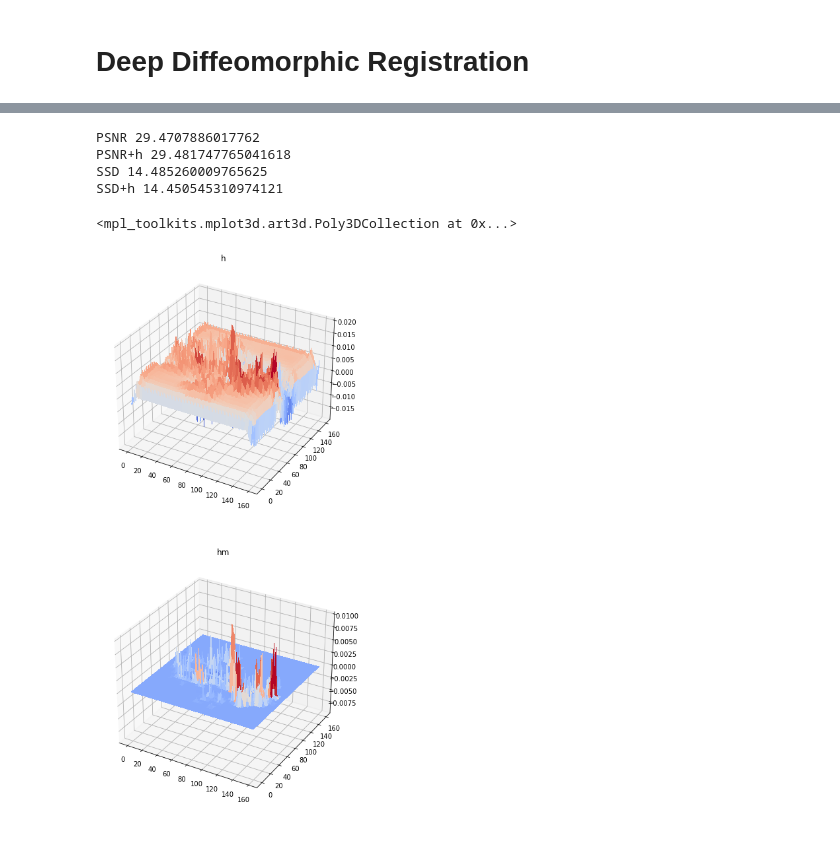
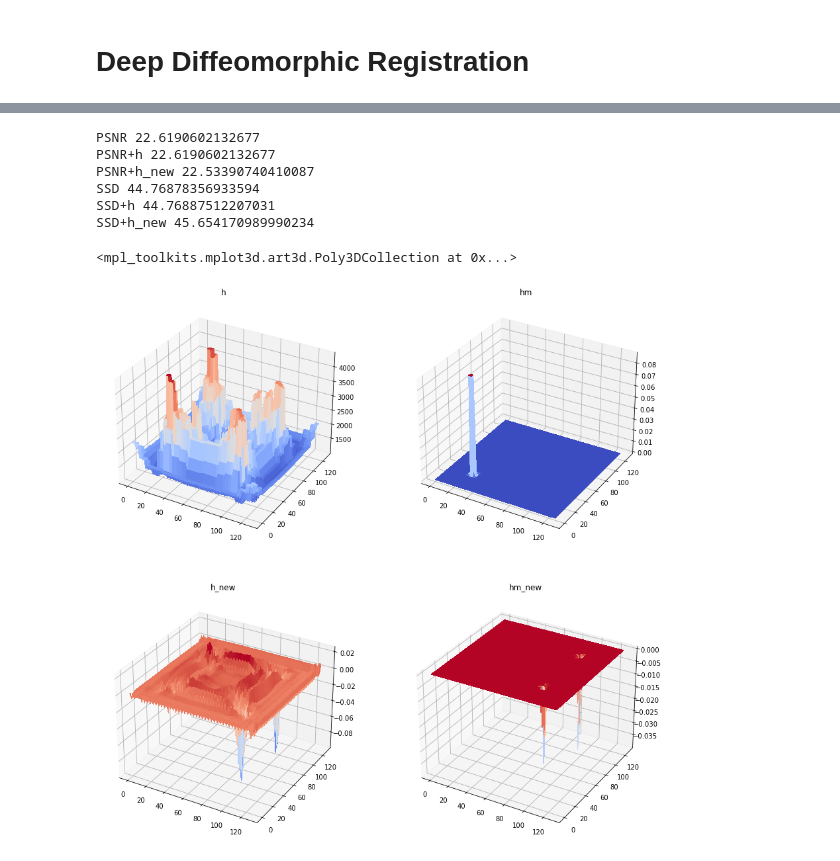
Before and after one commit to SaJoke/Image-Registraion, a Jupyter notebook: Deep Diffeomorphic Registration.ipynb, the cells around one changed output, grey strips where cells are left out. Drawn from its saved outputs; the diff is of its cells as text; code cells hidden in the pictures.

Commit message:
compare models

```diff
--- a/Deep Diffeomorphic Registration.ipynb
+++ b/Deep Diffeomorphic Registration.ipynb
@@ -228,32 +245,45 @@ def diff_dem(ref_img,temp_img,Imax=1000,rel_ssd_eps=5e-2,rel_diff_eps=1e-3,displ
 # %% [markdown]
 # Deep Diffeomorphic Registration
 # %%
-epochs_num = 10
+update_h = 50
 optimizer = tf.keras.optimizers.SGD(learning_rate=1e-5)
 # %%
 heatmap_model.set_weights(Wsave) #reinitailize all weights
-warped_img, T = diff_dem(ref_img,temp_img,500)
-r = 100 #iteration of diff demons
+heatmap_model_new.set_weights(Wsave_new) #reinitailize all weights
+warped_img, T = diff_dem(ref_img,temp_img,1000)
+warped_img_new = warped_img
+T_new = T
 warped_img0 = warped_img
 T0 = T
 SSDs = []
-for j in range(10):
+update_T = 100
+swicth_h_n_T = 20
+for j in range(swicth_h_n_T):
     loss_value_old = 100
-    for epoch in range(epochs_num):
+    for epoch in range(update_h):
         with tf.GradientTape() as tape:
             input_img = tf.expand_dims(tf.tile(tf.expand_dims(ref_img,-1),(1,1,3)),0)
             h = tf.squeeze(heatmap_model(input_img))
-            h = h/tf.sqrt(tf.reduce_sum(h**2))
-            hm = hm_fn(h)
+            #h = h/tf.sqrt(tf.reduce_sum(h**2))
+            hm = hm_fn(h,dc_eps=1)
             loss_value = tf.reduce_sum((ref_img+hm-warped_img)**2)/2
+        with tf.GradientTape() as tape_new:
+            input_img_new = tf.expand_dims(tf.tile(tf.expand_dims(ref_img,-1),(1,1,3)),0)
+            h_new = tf.squeeze(heatmap_model_new(input_img_new))
+            h_new = h_new/tf.sqrt(tf.reduce_sum(h_new**2))
+            hm_new = hm_fn(h_new,dc_eps=1)
+            loss_value_new = tf.reduce_sum((ref_img+hm_new-warped_img_new)**2)/2
         grads = tape.gradient(loss_value, heatmap_model.trainable_weights)
         optimizer.apply_gradients(zip(grads, heatmap_model.trainable_weights))
-    SSDs.append([float(loss_value),float(tf.reduce_sum((ref_img-warped_img)**2)/2),float(tf.reduce_sum((ref_img-warped_img0)**2)/2)])
+        grads_new = tape_new.gradient(loss_value_new, heatmap_model_new.trainable_weights)
+        optimizer.apply_gradients(zip(grads_new, heatmap_model_new.trainable_weights))
+    SSDs.append([float(loss_value),float(tf.reduce_sum((ref_img-warped_img)**2)/2),float(tf.reduce_sum((ref_img-warped_img_new)**2)/2),float(tf.reduce_sum((ref_img-warped_img0)**2)/2)])
     print(j)
     #print('Cu',float(loss_value))
     #print('C',float(tf.reduce_sum((ref_img-warped_img)**2)/2),'\n')
-    warped_img0, T0 = diff_dem(ref_img,temp_img,r,displacement_field=T0)
-    warped_img, T = diff_dem(ref_img+hm,temp_img,r,displacement_field=T)
+    warped_img0, T0 = diff_dem(ref_img,temp_img,update_T,displacement_field=T0)
+    warped_img, T = diff_dem(ref_img+hm,temp_img,update_T,displacement_field=T)
+    warped_img_new, T_new = diff_dem(ref_img+hm_new,temp_img,update_T,displacement_field=T_new)
     if float(tf.reduce_sum((ref_img-warped_img)**2)/2)/float(tf.reduce_sum((ref_img)**2)/2)<1e-3:
         break
 SSDs = np.transpose(np.array(SSDs))
@@ -290,25 +319,35 @@ tf.reduce_sum((ref_img+hm-warped_img)**2)/2
 # %%
 print('PSNR',cv2.PSNR(np.uint8(ref_img*255),np.uint8(warped_img0*255),255))
 print('PSNR+h',cv2.PSNR(np.uint8(ref_img*255),np.uint8(warped_img*255),255))
+print('PSNR+h_new',cv2.PSNR(np.uint8(ref_img*255),np.uint8(warped_img_new*255),255))
 print('SSD',float(tf.reduce_sum((ref_img-warped_img0)**2)/2))
 print('SSD+h',float(tf.reduce_sum((ref_img-warped_img)**2)/2))
+print('SSD+h_new',float(tf.reduce_sum((ref_img-warped_img_new)**2)/2))
 # %% [output]
-PSNR 29.4707886017762
-PSNR+h 29.481747765041618
-SSD 14.485260009765625
-SSD+h 14.450545310974121
+PSNR 22.6190602132677
+PSNR+h 22.6190602132677
+PSNR+h_new 22.53390740410087
+SSD 44.76878356933594
+SSD+h 44.76887512207031
+SSD+h_new 45.654170989990234
 # %%
 from matplotlib import cm
 X = np.arange(0,shape,1)
 Y = np.arange(0,shape,1)
 Y, X = np.meshgrid(X, Y)
-fig = plt.figure(figsize=(10,15))
-u_1 = fig.add_subplot(211,projection='3d')
+fig = plt.figure(figsize=(15,15))
+u_1 = fig.add_subplot(221,projection='3d')
 plt.title('h')
 u_1.plot_surface(X, Y, h, cmap=cm.coolwarm,linewidth=0, antialiased=False)
-u_2 = fig.add_subplot(212,projection='3d')
+u_2 = fig.add_subplot(222,projection='3d')
 plt.title('hm')
 u_2.plot_surface(X, Y, hm, cmap=cm.coolwarm,linewidth=0, antialiased=False)
+u_3 = fig.add_subplot(223,projection='3d')
+plt.title('h_new')
+u_3.plot_surface(X, Y, h_new, cmap=cm.coolwarm,linewidth=0, antialiased=False)
+u_4 = fig.add_subplot(224,projection='3d')
+plt.title('hm_new')
+u_4.plot_surface(X, Y, hm_new, cmap=cm.coolwarm,linewidth=0, antialiased=False)
 # %% [output]
 <mpl_toolkits.mplot3d.art3d.Poly3DCollection at 0x...>
-[figure, old version]
+[figure, new version]
```
Also changed, not shown: parts of 10 cells of this notebook, 1 other file.
